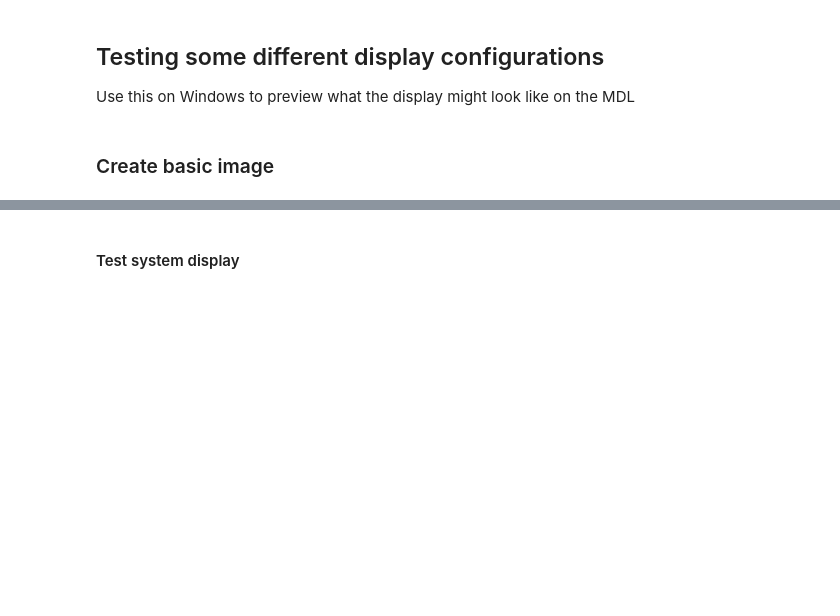
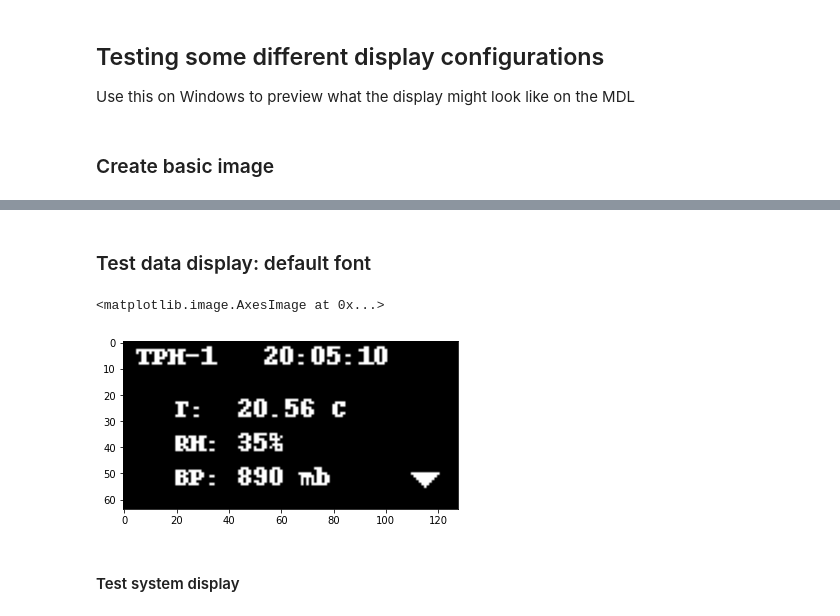
Before and after one commit to dyacon/pyMDL, a Jupyter notebook: pymdl/display/disptest.ipynb, the cells around one changed output, grey strips where cells are left out. Drawn from its saved outputs; the diff is of its cells as text; code cells hidden in the pictures; blank space fills up the shorter version.

```diff
--- a/pymdl/display/disptest.ipynb
+++ b/pymdl/display/disptest.ipynb
@@ -42,3 +46,33 @@ plt.imshow(npim,cmap='gray')
+# %% [markdown]
+### Test data display: default font
+# %%
+dfnt = ImageFont.load_default()
+
+#Clear image
+d.rectangle([(0,0),(128,64)],fill=0)
+
+#Display content
+headstr = ' TPH-1   20:05:10'
+datastr = ('T:  20.56 C\n'
+           'RH: 35%\n'
+           'BP: 890 mb\n')
+
+d.text((0,0),headstr,font=dfnt,fill=255)
+d.multiline_text(
+        (20,20),
+        datastr,
+        font=dfnt,
+        fill=255,
+        spacing=2)
+
+#Draw a rectangle to indicate more data
+d.polygon([(110,50),(120,50),(115,55)],fill=255)
+
+npim = np.asarray(im)
+plt.imshow(npim,cmap='gray')
+# %% [output]
+<matplotlib.image.AxesImage at 0x...>
+[figure, added]
 # %% [markdown]
 #### Test system display
 # %%
```
Also changed, not shown: parts of 7 cells of this notebook.
